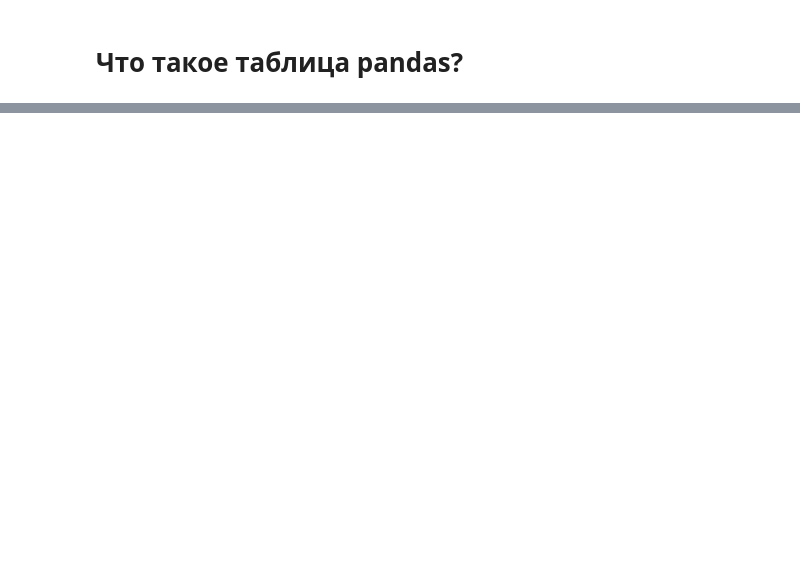
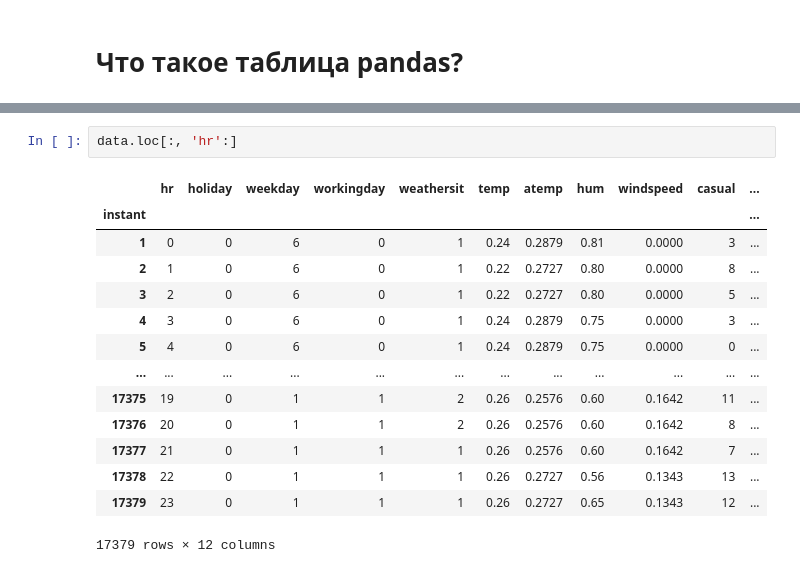
Before and after one commit to davydovavd/colab, a Jupyter notebook: Копия_блокнота_"sem06_pandas&visual_ipynb".ipynb, the cells around one changed output, grey strips where cells are left out. Saved outputs shown, nothing was run; the diff lists cells and outputs as text; blank space fills up the shorter version.

```diff
--- a/Копия_блокнота_"sem06_pandas&visual_ipynb".ipynb
+++ b/Копия_блокнота_"sem06_pandas&visual_ipynb".ipynb
@@ -121,0 +386,17 @@ import plotly.express as px
+# %%
+data.loc[:, 'hr':]
+# %% [output]
+|  | hr | holiday | weekday | workingday | weathersit | temp | atemp | hum | windspeed | casual | ... |
+| instant |  |  |  |  |  |  |  |  |  |  | ... |
+| 1 | 0 | 0 | 6 | 0 | 1 | 0.24 | 0.2879 | 0.81 | 0.0000 | 3 | ... |
+| 2 | 1 | 0 | 6 | 0 | 1 | 0.22 | 0.2727 | 0.80 | 0.0000 | 8 | ... |
+| 3 | 2 | 0 | 6 | 0 | 1 | 0.22 | 0.2727 | 0.80 | 0.0000 | 5 | ... |
+| 4 | 3 | 0 | 6 | 0 | 1 | 0.24 | 0.2879 | 0.75 | 0.0000 | 3 | ... |
+| 5 | 4 | 0 | 6 | 0 | 1 | 0.24 | 0.2879 | 0.75 | 0.0000 | 0 | ... |
+| ... | ... | ... | ... | ... | ... | ... | ... | ... | ... | ... | ... |
+| 17375 | 19 | 0 | 1 | 1 | 2 | 0.26 | 0.2576 | 0.60 | 0.1642 | 11 | ... |
+| 17376 | 20 | 0 | 1 | 1 | 2 | 0.26 | 0.2576 | 0.60 | 0.1642 | 8 | ... |
+| 17377 | 21 | 0 | 1 | 1 | 1 | 0.26 | 0.2576 | 0.60 | 0.1642 | 7 | ... |
+| 17378 | 22 | 0 | 1 | 1 | 1 | 0.26 | 0.2727 | 0.56 | 0.1343 | 13 | ... |
+| 17379 | 23 | 0 | 1 | 1 | 1 | 0.26 | 0.2727 | 0.65 | 0.1343 | 12 | ... |
+17379 rows × 12 columns
```
Also changed, not shown: parts of 70 cells of this notebook.
